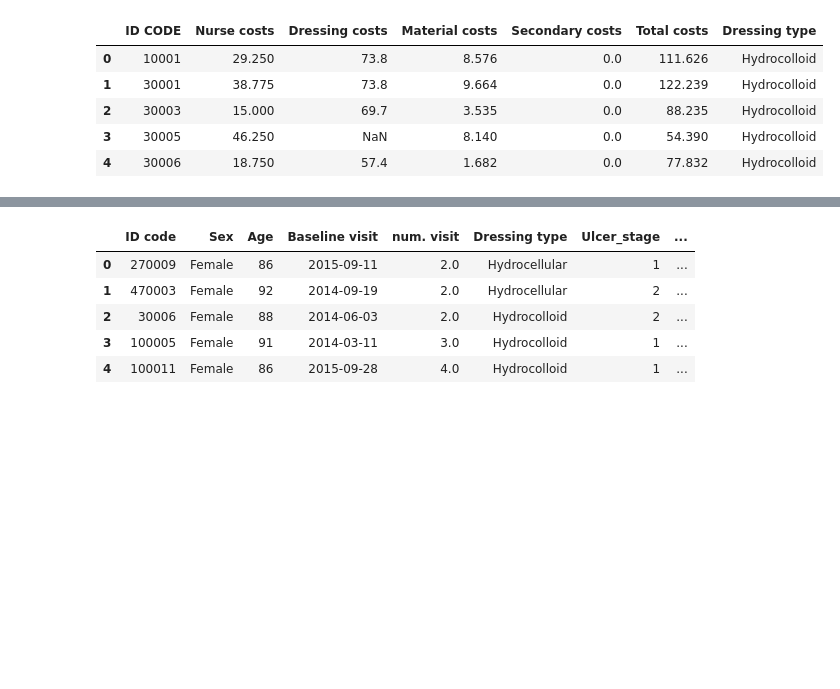
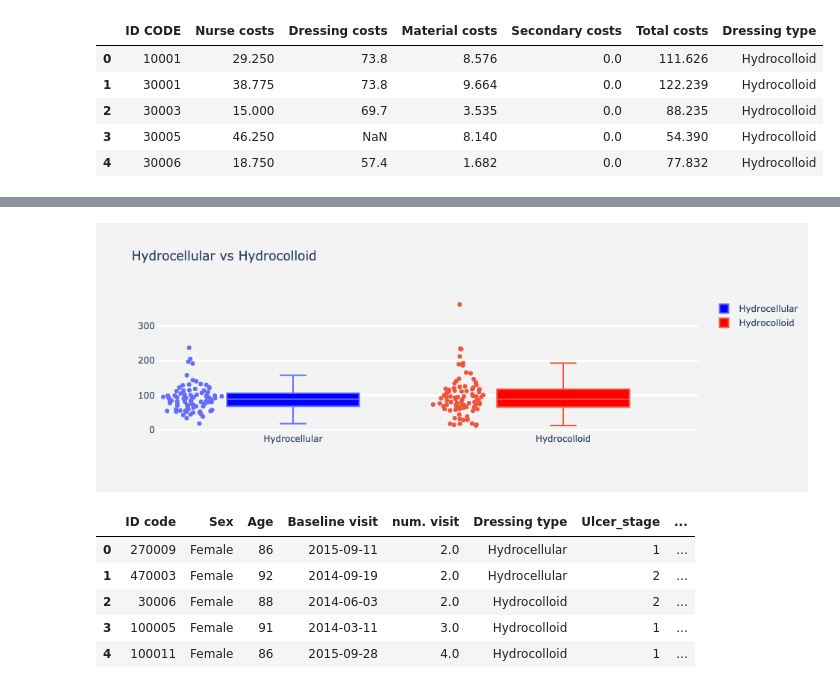
Before and after one commit to Maen1/molnlycke, a Jupyter notebook: c1.ipynb, the cells around one changed output, grey strips where cells are left out. Cells and saved outputs as stored; diff of their text form; code cells hidden in the pictures; blank space fills up the shorter version.

```diff
--- a/c1.ipynb
+++ b/c1.ipynb
@@ -19,3 +115,18 @@ cost_df.head()
+# %%
+
+fig = go.Figure()
+fig.add_trace(go.Box(y= cost_df.loc[cost_df['Dressing type'] == 'Hydrocellular']['updated total cost']
+, boxpoints='all', name='Hydrocellular',fillcolor='blue', jitter=0.5, whiskerwidth=0.2))
+
+fig.add_trace(go.Box(y= cost_df.loc[cost_df['Dressing type'] == 'Hydrocolloid']['updated total cost'], boxpoints='all', name='Hydrocolloid',
+                    fillcolor='red', jitter=0.5, whiskerwidth=0.2))
+fig.update_layout(title='Hydrocellular vs Hydrocolloid',
+                  yaxis=dict(gridcolor='rgb(255, 255, 255)',
+                 gridwidth=3),
+                 paper_bgcolor='rgb(243, 243, 243)',
+                 plot_bgcolor='rgb(243, 243, 243)')
+# %% [output]
+[figure, added]
 # %%
 analysis_df = pd.read_excel(analysis_path)
 analysis_df.head()
```
Also changed, not shown: parts of 16 cells of this notebook.
